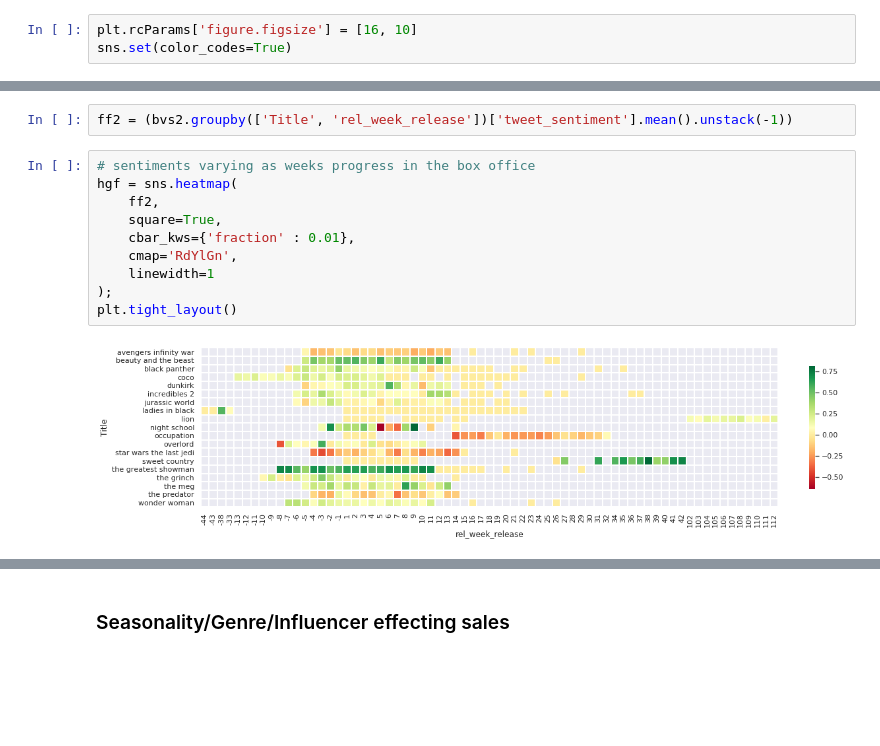
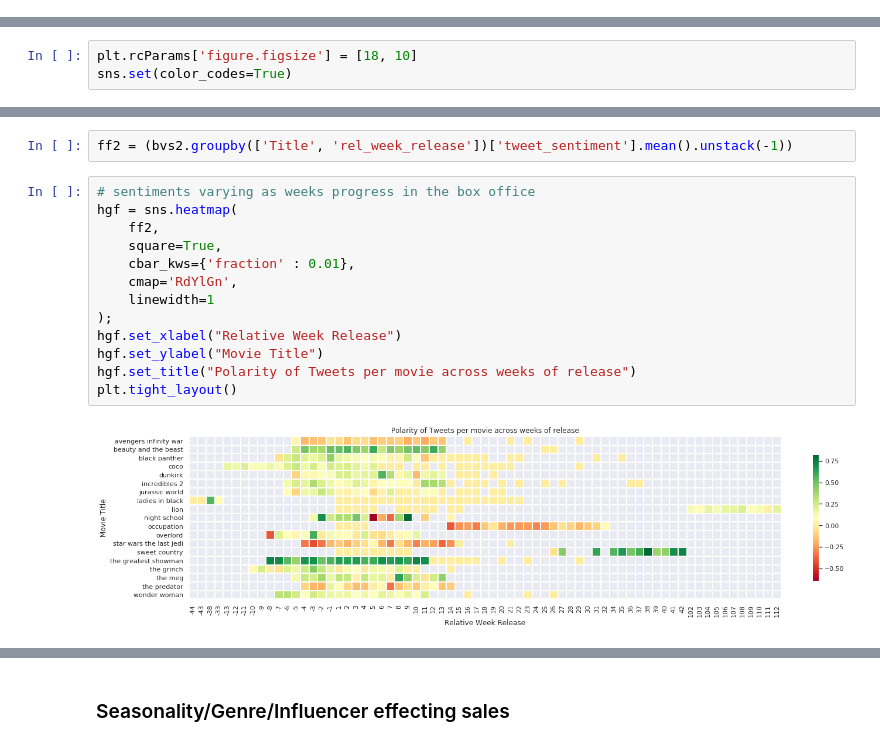
Before and after one commit to tharangni/syn-the-sis-io, a Jupyter notebook: 2_analysis_results.ipynb, the cells around one changed output, grey strips where cells are left out. Cells and saved outputs as stored; diff of their text form; blank space fills up the shorter version.

```diff
--- a/2_analysis_results.ipynb
+++ b/2_analysis_results.ipynb
@@ -60,9 +52,9 @@ df_title['end_date'] = pd.to_datetime(df_title['end_date'])
 # %% [markdown]
 --------
-# %%
-plt.rcParams['figure.figsize'] = [16, 10]
-sns.set(color_codes=True)
 # %% [markdown]
 # Analysis through feature engineering and visualization
+# %%
+plt.rcParams['figure.figsize'] = [18, 10]
+sns.set(color_codes=True)
 # %% [markdown]
 ## Cumulative movie sales in the box office:
@@ -347,15 +364,18 @@ ff2 = (bvs2.groupby(['Title', 'rel_week_release'])['tweet_sentiment'].mean().uns
 # %%
 # sentiments varying as weeks progress in the box office
 hgf = sns.heatmap(
     ff2,
     square=True,
     cbar_kws={'fraction' : 0.01},
     cmap='RdYlGn',
     linewidth=1
 );
+hgf.set_xlabel("Relative Week Release")
+hgf.set_ylabel("Movie Title")
+hgf.set_title("Polarity of Tweets per movie across weeks of release")
 plt.tight_layout()
 # %% [output]
-[figure, old version]
+[figure, new version]
 # %%
 for group in box_vs_sentiment.groupby(['movie_id_t']):
 
```
Also changed, not shown: parts of 21 cells of this notebook, 1 other file.
